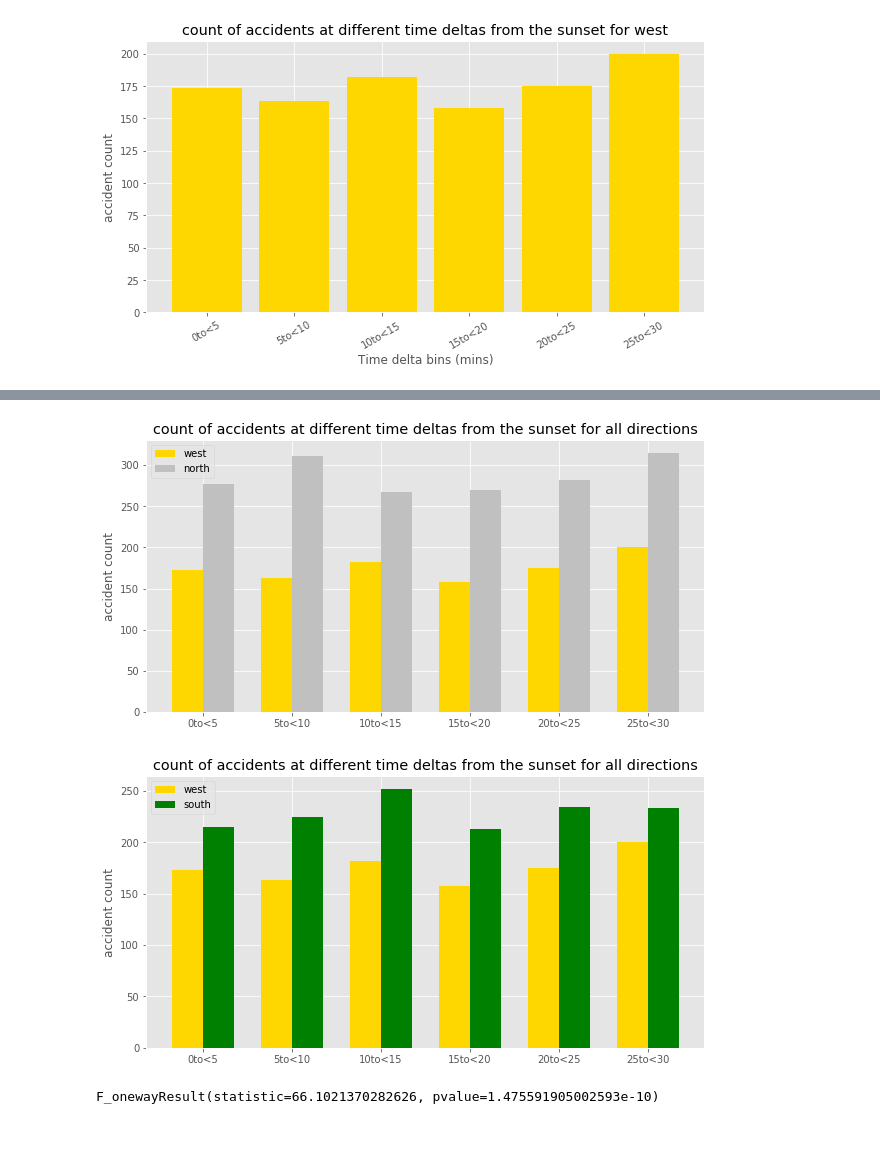
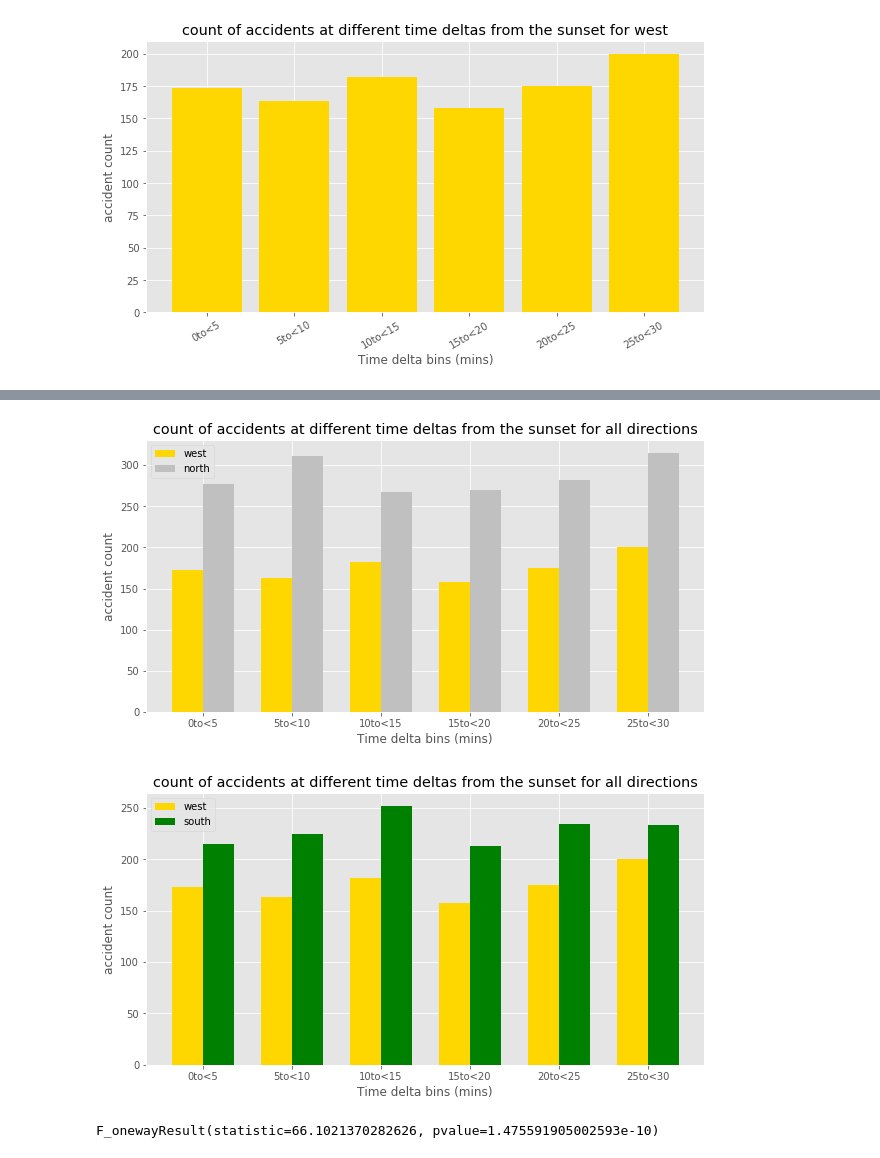
Before and after one commit to arundhatic/Project_1_sunsets, a Jupyter notebook: Arun/SunsetGlare_Analysis/Sunset_all_directions.ipynb, the cells around one changed output, grey strips where cells are left out. Saved outputs shown, nothing was run; the diff lists cells and outputs as text; code cells hidden in the pictures.

```diff
--- a/Arun/SunsetGlare_Analysis/Sunset_all_directions.ipynb
+++ b/Arun/SunsetGlare_Analysis/Sunset_all_directions.ipynb
@@ -499,21 +499,21 @@ plt.show()
 # %%
 N = 6 #number of bins
 ind = np.arange(N)
 width = 0.35
 # Figure size
 plt.figure(figsize=(10,5))
 plt.bar(ind, count_each_bin_w, width, label='west', color='gold')
 plt.bar(ind + width, count_each_bin_n, width,
     label='north', color='silver')
-
+plt.xlabel("Time delta bins (mins)")
 plt.ylabel("accident count")
 plt.title('count of accidents at different time deltas from the sunset for all directions')
 
 plt.xticks(ind + width / 2, (time_delta_bins))
 plt.legend(loc='best')
 plt.show()
 # %% [output]
-[figure, old version]
+[figure, new version]
 # %%
 N = 6 #number of bins
 ind = np.arange(N)
@@ -523,7 +523,7 @@ plt.figure(figsize=(10,5))
 plt.bar(ind, count_each_bin_w, width, label='west', color='gold')
 plt.bar(ind + width, count_each_bin_s, width,
     label='south', color='green')
-
+plt.xlabel("Time delta bins (mins)")
 plt.ylabel("accident count")
 plt.title('count of accidents at different time deltas from the sunset for all directions')
 
@@ -531,7 +531,7 @@ plt.xticks(ind + width / 2, (time_delta_bins))
 plt.legend(loc='best')
 plt.show()
 # %% [output]
-[figure, old version]
+[figure, new version]
 # %%
 # Perform the ANOVA for the accident count for each direction
 stats.f_oneway(count_each_bin_w, count_each_bin_e, count_each_bin_n, count_each_bin_s)
```
Also changed, not shown: parts of 1 cell of this notebook.
